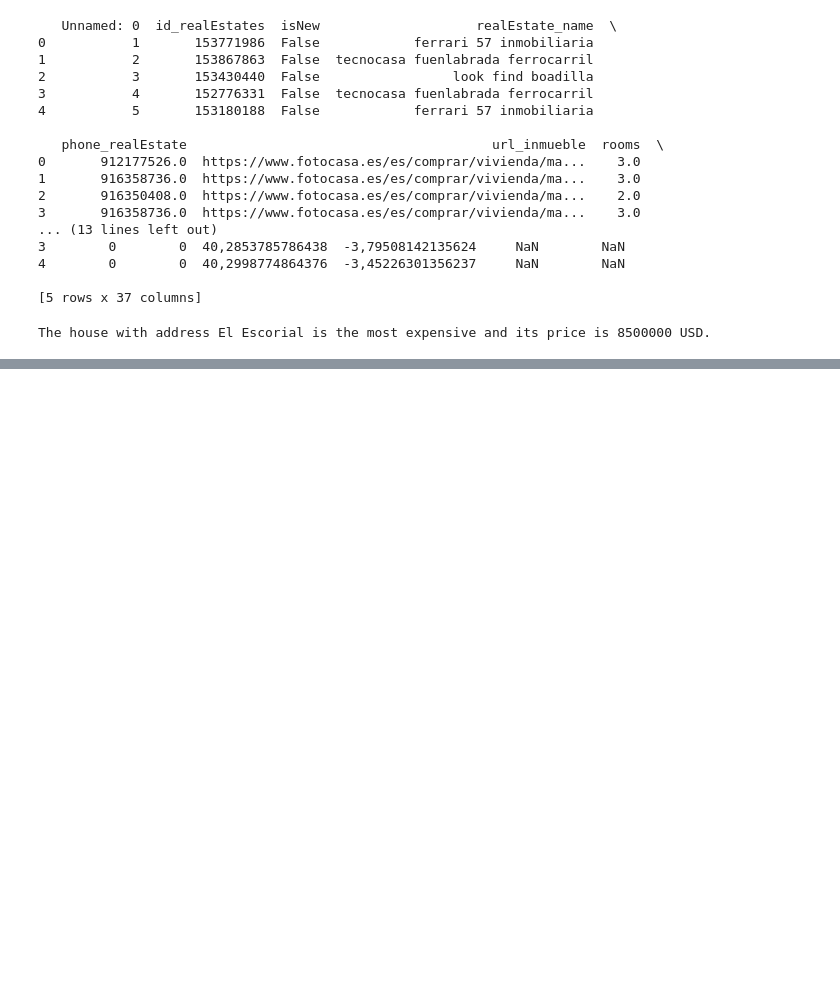
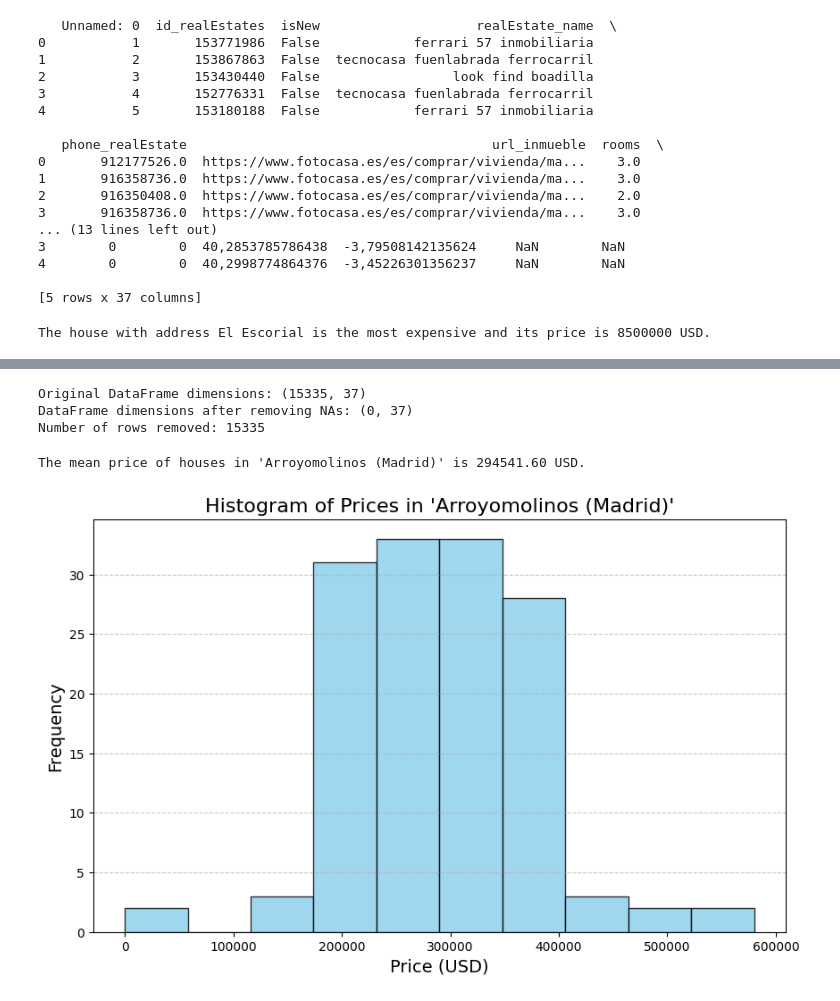
Before and after one commit to rober12345/realestate-datacleanup-exercise, a Jupyter notebook: solutionRUGALDE.ipynb, the cells around one changed output, grey strips where cells are left out. Cells and saved outputs as stored; diff of their text form; code cells hidden in the pictures; blank space fills up the shorter version.

```diff
--- a/solutionRUGALDE.ipynb
+++ b/solutionRUGALDE.ipynb
@@ -40,0 +172,78 @@ The house with address El Escorial is the most expensive and its price is 850000
+# %%
+#Exercise 06. Delete the NAs of the dataset, if applicable (★★☆)
+#Print a comparison between the dimensions of the original DataFrame versus the DataFrame after the deletions.
+
+import pandas as pd
+
+# Load the dataset
+file_path = r'./real_estate.csv'
+ds = pd.read_csv(file_path, sep=';')
+
+# Store original dimensions
+original_shape = ds.shape
+
+# Remove rows with NAs
+ds_cleaned = ds.dropna()
+
+# Store cleaned dimensions
+cleaned_shape = ds_cleaned.shape
+
+# Print comparison of dimensions
+print(f"Original DataFrame dimensions: {original_shape}")
+print(f"DataFrame dimensions after removing NAs: {cleaned_shape}")
+
+# Check how many rows were removed
+rows_removed = original_shape[0] - cleaned_shape[0]
+print(f"Number of rows removed: {rows_removed}")
+# %% [output]
+Original DataFrame dimensions: (15335, 37)
+DataFrame dimensions after removing NAs: (0, 37)
+Number of rows removed: 15335
+# %%
+#Exercise 07. Which is the mean of prices in the population (level5 column) of "Arroyomolinos (Madrid)"? (★★☆)
+#Print the obtained value.
+
+import pandas as pd
+
+# Load the dataset
+file_path = r'./real_estate.csv'
+ds = pd.read_csv(file_path, sep=';')
+
+# Filter the dataset for the population "Arroyomolinos (Madrid)"
+arroyomolinos_data = ds[ds['level5'] == 'Arroyomolinos (Madrid)']  # Assuming 'level5' is the population column
+
+# Calculate the mean price
+mean_price = arroyomolinos_data['price'].mean()  # Assuming 'price' is the price column
+
+# Print the mean price
+print(f"The mean price of houses in 'Arroyomolinos (Madrid)' is {mean_price:.2f} USD.")
+# %% [output]
+The mean price of houses in 'Arroyomolinos (Madrid)' is 294541.60 USD.
+# %%
+#Exercise 08. Plot the histogram of prices for the population (level5 column) of "Arroyomolinos (Madrid)" and explain what you observe (★★☆)
+#Print the histogram of the prices and write in the Markdown cell a brief analysis about the plot.
+
+
+import pandas as pd
+import matplotlib.pyplot as plt
+
+# Load the dataset
+file_path = r'./real_estate.csv'
+ds = pd.read_csv(file_path, sep=';')
+
+# Filter the dataset for the population "Arroyomolinos (Madrid)"
+arroyomolinos_data = ds[ds['level5'] == 'Arroyomolinos (Madrid)']  # Assuming 'level5' is the population column
+
+# Extract prices for the filtered population
+prices = arroyomolinos_data['price']  # Assuming 'price' is the price column
+
+# Plot the histogram
+plt.figure(figsize=(10, 6))
+plt.hist(prices, bins=10, color='skyblue', alpha=0.8, edgecolor='black')
+plt.title("Histogram of Prices in 'Arroyomolinos (Madrid)'", fontsize=16)
+plt.xlabel("Price (USD)", fontsize=14)
+plt.ylabel("Frequency", fontsize=14)
+plt.grid(axis='y', linestyle='--', alpha=0.7)
+plt.show()
+# %% [output]
+[figure, added]
```
Also changed, not shown: parts of 4 cells of this notebook.
